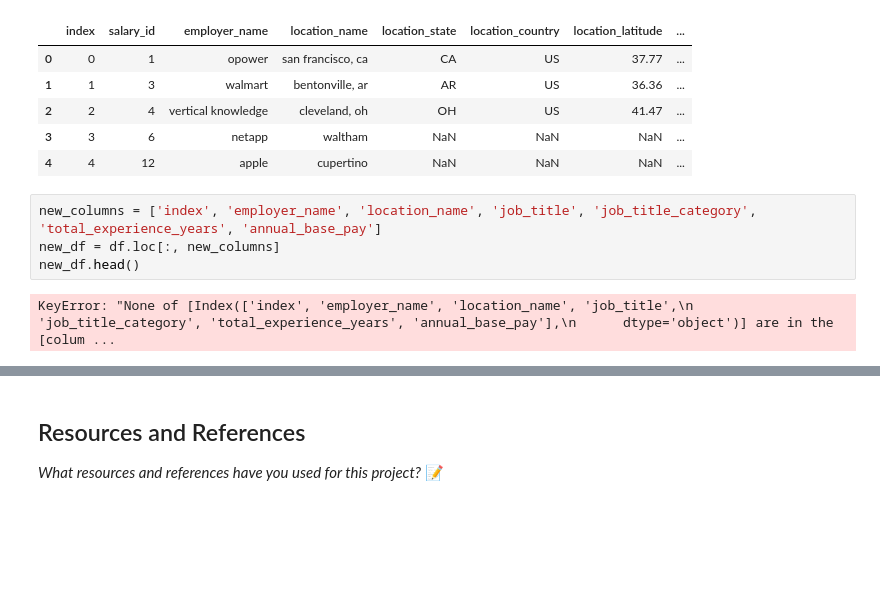
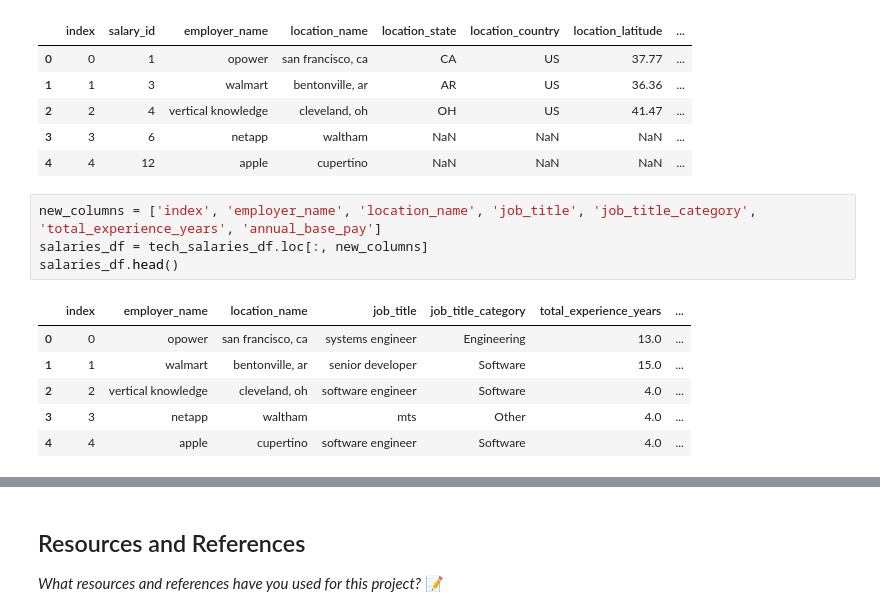
Before and after one commit to IT4063c-Spring23/final-project-dthapa1, a Jupyter notebook: source.ipynb, the cells around one changed output, grey strips where cells are left out. Saved outputs shown, nothing was run; the diff lists cells and outputs as text; blank space fills up the shorter version.

```diff
--- a/source.ipynb
+++ b/source.ipynb
@@ -87,7 +87,12 @@ tech_salaries_df.head()
 | 4 | 4 | 12 | apple | cupertino | NaN | NaN | NaN | ... |
 # %%
 new_columns = ['index', 'employer_name', 'location_name', 'job_title', 'job_title_category', 'total_experience_years', 'annual_base_pay']
-new_df = df.loc[:, new_columns]
-new_df.head()
+salaries_df = tech_salaries_df.loc[:, new_columns]
+salaries_df.head()
 # %% [output]
-KeyError: "None of [Index(['index', 'employer_name', 'location_name', 'job_title',\n       'job_title_category', 'total_experience_years', 'annual_base_pay'],\n      dtype='object')] are in the [colum ...
+|  | index | employer_name | location_name | job_title | job_title_category | total_experience_years | ... |
+| 0 | 0 | opower | san francisco, ca | systems engineer | Engineering | 13.0 | ... |
+| 1 | 1 | walmart | bentonville, ar | senior developer | Software | 15.0 | ... |
+| 2 | 2 | vertical knowledge | cleveland, oh | software engineer | Software | 4.0 | ... |
+| 3 | 3 | netapp | waltham | mts | Other | 4.0 | ... |
+| 4 | 4 | apple | cupertino | software engineer | Software | 4.0 | ... |
```
Also changed, not shown: parts of 6 cells of this notebook, 1 other file.
